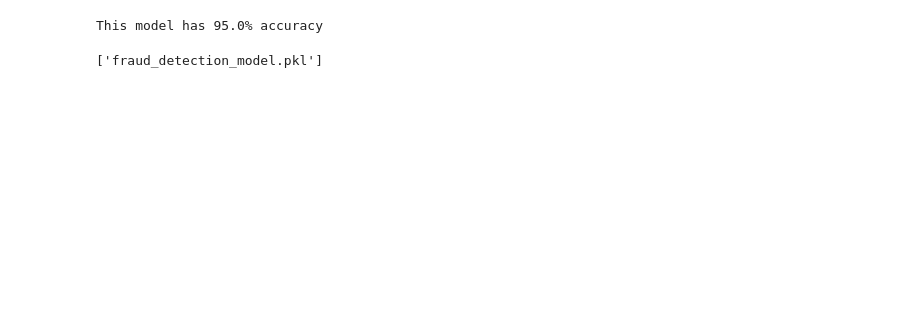
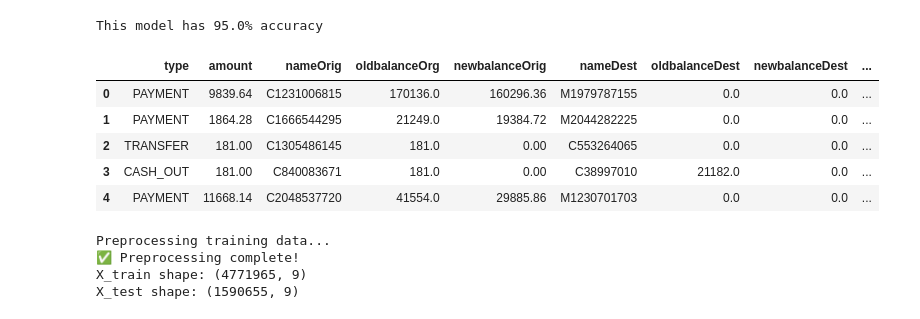
Before and after one commit to 0sinach1/fraud-detection-project, a Jupyter notebook: notebook.ipynb, the cells around one changed output. Saved outputs shown, nothing was run; the diff lists cells and outputs as text; code cells hidden in the pictures; blank space fills up the shorter version.

```diff
--- a/notebook.ipynb
+++ b/notebook.ipynb
@@ -306,8 +318,12 @@ array([[4219487,  228598],
 print(f'This model has {round(pipeline.score(X_test, y_test), 2) * 100}% accuracy')
 # %% [output]
 This model has 95.0% accuracy
-# %%
-import joblib
-joblib.dump(pipeline, 'fraud_detection_model.pkl')
-# %% [output]
-['fraud_detection_model.pkl']
+# %%
+df.head()
+# %% [output]
+|  | type | amount | nameOrig | oldbalanceOrg | newbalanceOrig | nameDest | oldbalanceDest | newbalanceDest | ... |
+| 0 | PAYMENT | 9839.64 | C1231006815 | 170136.0 | 160296.36 | M1979787155 | 0.0 | 0.0 | ... |
+| 1 | PAYMENT | 1864.28 | C1666544295 | 21249.0 | 19384.72 | M2044282225 | 0.0 | 0.0 | ... |
+| 2 | TRANSFER | 181.00 | C1305486145 | 181.0 | 0.00 | C553264065 | 0.0 | 0.0 | ... |
+| 3 | CASH_OUT | 181.00 | C840083671 | 181.0 | 0.00 | C38997010 | 21182.0 | 0.0 | ... |
+| 4 | PAYMENT | 11668.14 | C2048537720 | 41554.0 | 29885.86 | M1230701703 | 0.0 | 0.0 | ... |
@@ -313,0 +332,27 @@ joblib.dump(pipeline, 'fraud_detection_model.pkl')
+# %%
+# Step 1: Create preprocessor (same as before)
+from sklearn.compose import ColumnTransformer
+from sklearn.preprocessing import StandardScaler, OneHotEncoder
+
+numeric_features = ['amount', 'oldbalanceOrg', 'newbalanceOrig', 'oldbalanceDest', 'newbalanceDest']
+categorical_features = ['type']
+
+preprocessor = ColumnTransformer(
+    transformers=[
+        ('num', StandardScaler(), numeric_features),
+        ('cat', OneHotEncoder(drop='first'), categorical_features)
+    ]
+)
+
+print("Preprocessing training data...")
+X_train_processed = preprocessor.fit_transform(X_train)
+X_test_processed = preprocessor.transform(X_test)
+
+print("✅ Preprocessing complete!")
+print(f"X_train shape: {X_train_processed.shape}")
+print(f"X_test shape: {X_test_processed.shape}")
+# %% [output]
+Preprocessing training data...
+✅ Preprocessing complete!
+X_train shape: (4771965, 9)
+X_test shape: (1590655, 9)
```
Also changed, not shown: parts of 7 cells of this notebook.
